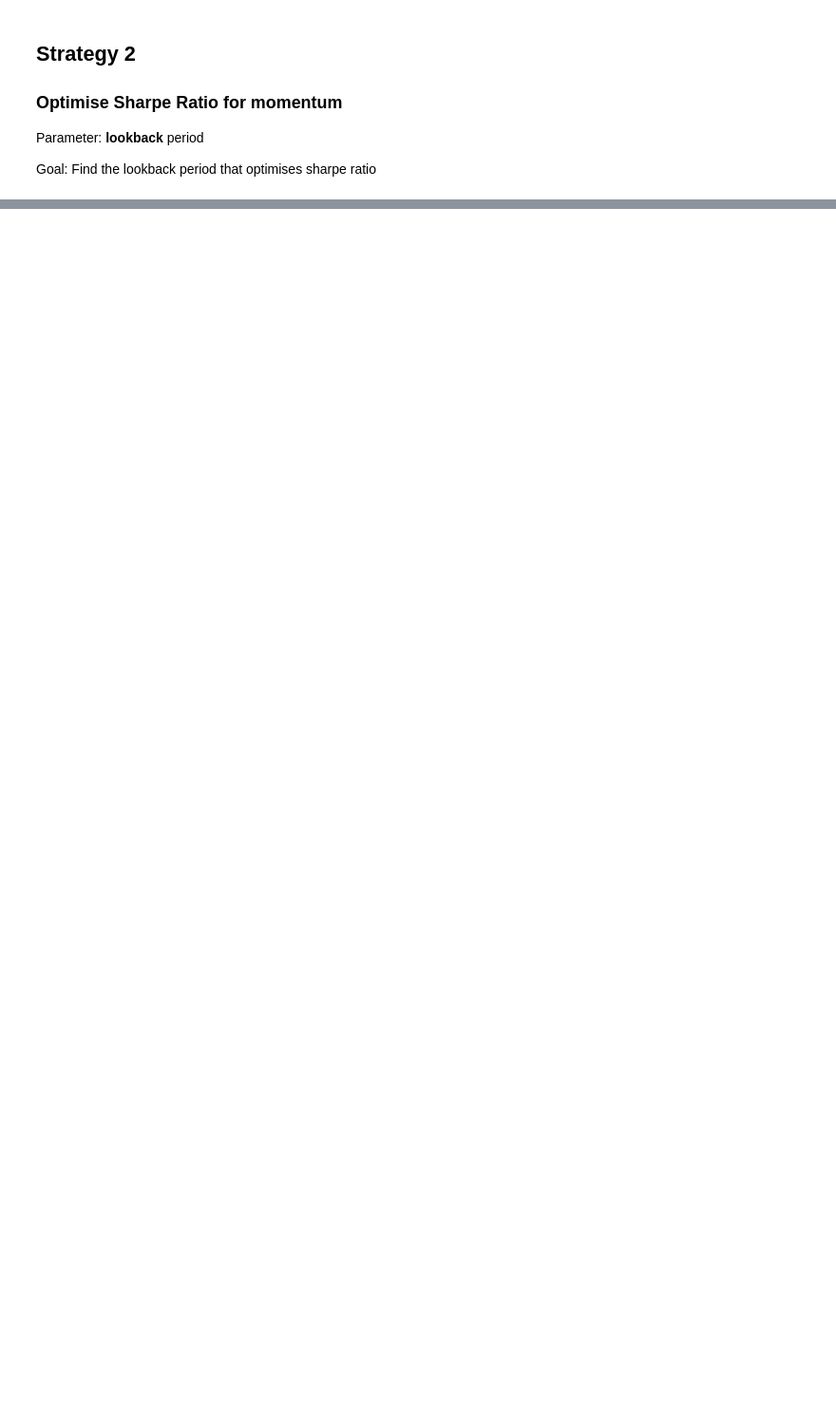
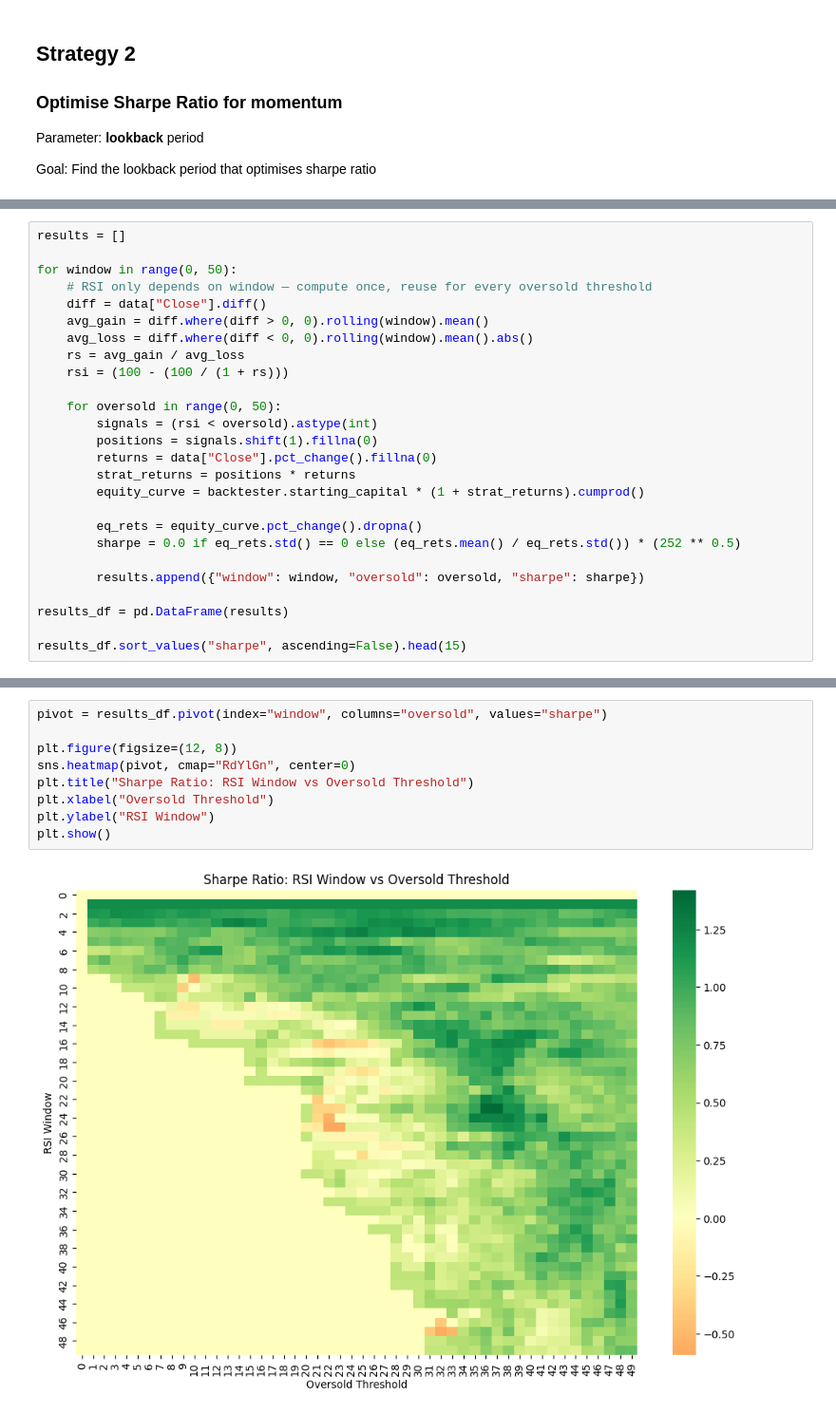
Before and after one commit to mattboniface/algo-trading-backtester, a Jupyter notebook: exploration.ipynb, the cells around one changed output, grey strips where cells are left out. Shown at 95% size. Drawn from its saved outputs; the diff is of its cells as text; blank space fills up the shorter version.

```diff
--- a/exploration.ipynb
+++ b/exploration.ipynb
@@ -97,0 +181,26 @@ print(optimal_period,": " ,max_ratio)
+# %%
+results = []
+
+for window in range(0, 50):
+    # RSI only depends on window — compute once, reuse for every oversold threshold
+    diff = data["Close"].diff()
+    avg_gain = diff.where(diff > 0, 0).rolling(window).mean()
+    avg_loss = diff.where(diff < 0, 0).rolling(window).mean().abs()
+    rs = avg_gain / avg_loss
+    rsi = (100 - (100 / (1 + rs)))
+
+    for oversold in range(0, 50):
+        signals = (rsi < oversold).astype(int)
+        positions = signals.shift(1).fillna(0)
+        returns = data["Close"].pct_change().fillna(0)
+        strat_returns = positions * returns
+        equity_curve = backtester.starting_capital * (1 + strat_returns).cumprod()
+
+        eq_rets = equity_curve.pct_change().dropna()
+        sharpe = 0.0 if eq_rets.std() == 0 else (eq_rets.mean() / eq_rets.std()) * (252 ** 0.5)
+
+        results.append({"window": window, "oversold": oversold, "sharpe": sharpe})
+
+results_df = pd.DataFrame(results)
+
+results_df.sort_values("sharpe", ascending=False).head(15)
@@ -97,0 +224,11 @@ print(optimal_period,": " ,max_ratio)
+# %%
+pivot = results_df.pivot(index="window", columns="oversold", values="sharpe")
+
+plt.figure(figsize=(12, 8))
+sns.heatmap(pivot, cmap="RdYlGn", center=0)
+plt.title("Sharpe Ratio: RSI Window vs Oversold Threshold")
+plt.xlabel("Oversold Threshold")
+plt.ylabel("RSI Window")
+plt.show()
+# %% [output]
+[figure, added]
```
Also changed, not shown: parts of 14 cells of this notebook, 6 other files.
